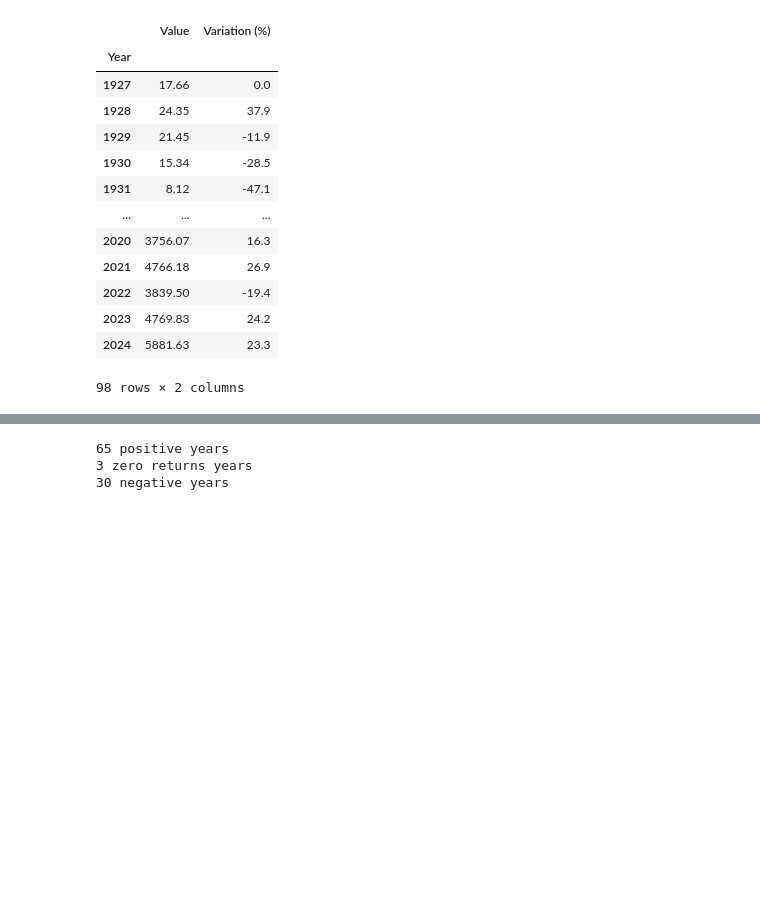
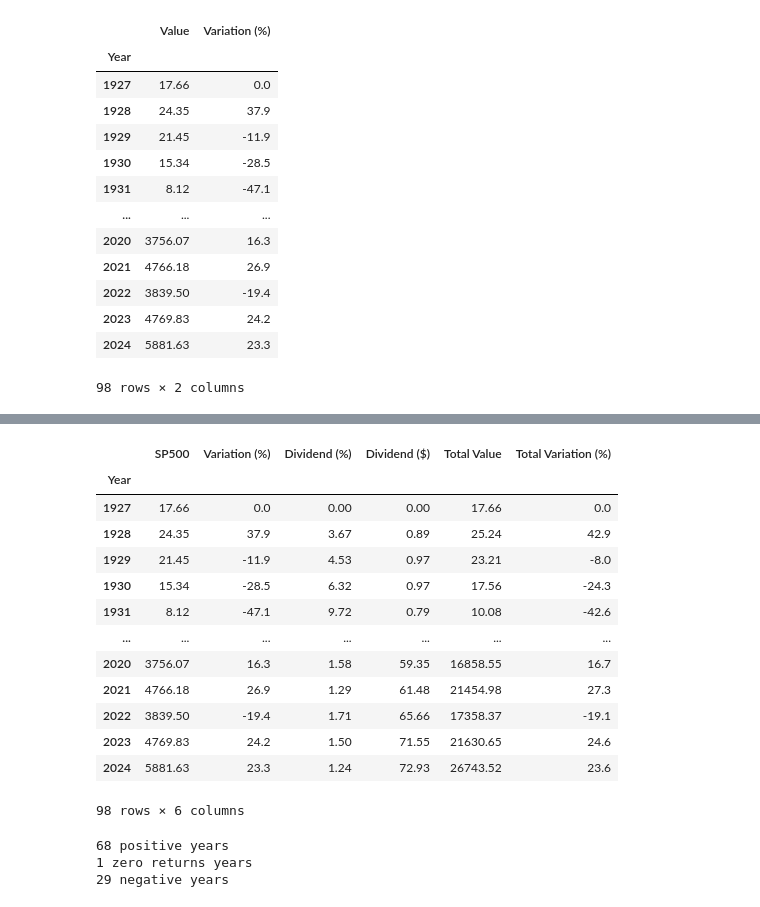
Before and after one commit to arinajman/personal, a Jupyter notebook: Project1.ipynb, the cells around one changed output, grey strips where cells are left out. Saved outputs shown, nothing was run; the diff lists cells and outputs as text; code cells hidden in the pictures; blank space fills up the shorter version.

```diff
--- a/Project1.ipynb
+++ b/Project1.ipynb
@@ -228,0 +197,7 @@ tic_year_close
+# %%
+dividend = {'Year': [1871, 1872, 1873, 1874, 1875, 1876, 1877, 1878, 1879, 1880, 1881, 1882, 1883, 1884, 1885, 1886, 1887, 1888, 1889, 1890, 1891, 1892, 1893, 1894, 1895, 1896, 1897, 1898, 1899, 1900, 1901, 1902, 1903, 1904, 1905, 1906, 1907, 1908, 1909, 1910, 1911, 1912, 1913, 1914, 1915, 1916, 1917, 1918, 1919, 1920, 1921, 1922, 1923, 1924, 1925, 1926, 1927, 1928, 1929, 1930, 1931, 1932, 1933, 1934, 1935, 1936, 1937, 1938, 1939, 1940, 1941, 1942, 1943, 1944, 1945, 1946, 1947, 1948, 1949, 1950, 1951, 1952, 1953, 1954, 1955, 1956, 1957, 1958, 1959, 1960, 1961, 1962, 1963, 1964, 1965, 1966, 1967, 1968, 1969, 1970, 1971, 1972, 1973, 1974, 1975, 1976, 1977, 1978, 1979, 1980, 1981, 1982, 1983, 1984, 1985, 1986, 1987, 1988, 1989, 1990, 1991, 1992, 1993, 1994, 1995, 1996, 1997, 1998, 1999, 2000, 2001, 2002, 2003, 2004, 2005, 2006, 2007, 2008, 2009, 2010, 2011, 2012, 2013, 2014, 2015, 2016, 2017, 2018, 2019, 2020, 2021, 2022, 2023, 2024],
+        'Value (%)': [5.49, 5.92, 7.47, 7.27, 6.86, 8.38, 5.85, 5.22, 4.07, 4.45, 5.32, 5.48, 6.18, 7.14, 4.62, 3.9, 4.74, 4.47, 4.14, 4.78, 4.07, 4.36, 5.67, 4.88, 4.4, 4.27, 3.79, 3.54, 3.49, 4.37, 4.03, 4.1, 5.33, 3.76, 3.46, 4.07, 6.7, 4.43, 4.27, 5.19, 5.16, 5.12, 5.97, 5.71, 4.54, 5.71, 10.15, 7.22, 5.94, 7.49, 6.29, 5.81, 6.2, 5.41, 4.82, 5.11, 4.41, 3.67, 4.53, 6.32, 9.72, 7.33, 4.41, 4.86, 3.6, 4.22, 7.26, 4.02, 5.01, 6.36, 8.11, 6.2, 5.31, 4.89, 3.81, 4.69, 5.59, 6.12, 6.89, 7.44, 6.02, 5.41, 5.84, 4.4, 3.61, 3.75, 4.44, 3.27, 3.1, 3.43, 2.82, 3.4, 3.07, 2.98, 2.97, 3.53, 3.06, 2.88, 3.47, 3.49, 3.1, 2.68, 3.57, 5.37, 4.15, 3.87, 4.98, 5.28, 5.24, 4.61, 5.36, 4.93, 4.31, 4.58, 3.81, 3.33, 3.66, 3.53, 3.17, 3.68, 3.14, 2.84, 2.7, 2.89, 2.24, 2, 1.61, 1.36, 1.17, 1.22, 1.37, 1.79, 1.61, 1.62, 1.76, 1.76, 1.87, 3.23, 2.02, 1.83, 2.13, 2.2, 1.94, 1.92, 2.11, 2.03, 1.84, 2.09, 1.83, 1.58, 1.29, 1.71, 1.5, 1.24],
+        }
+df = pd.DataFrame(dividend)
+df = df.set_index('Year')
+df
@@ -228,0 +219,5 @@ tic_year_close
+# %%
+merged_df = pd.merge(tic_year_close, df, left_index=True, right_index=True, how='left')
+merged_df = merged_df.rename(columns={'Value': 'SP500', 'Value (%)': 'Dividend (%)'})
+merged_df.iloc[0, merged_df.columns.get_loc('Dividend (%)')] = 0
+merged_df
@@ -228,0 +239,3 @@ tic_year_close
+# %%
+merged_df['Dividend ($)'] = round(merged_df['SP500'] * (merged_df['Dividend (%)'] / 100),2)
+merged_df
@@ -228,0 +259,10 @@ tic_year_close
+# %%
+merged_df['Total Value'] = 0
+merged_df['Total Value'] = merged_df['Total Value'].astype(float)
+for i in list(range(len(merged_df))):
+    if i==0:
+      merged_df.iloc[i, merged_df.columns.get_loc('Total Value')] = merged_df.iloc[i, merged_df.columns.get_loc('SP500')] + merged_df.iloc[i, merged_df.columns.get_loc('Dividend ($)')]
+    else:
+      merged_df.iloc[i, merged_df.columns.get_loc('Total Value')] = merged_df.iloc[(i-1), merged_df.columns.get_loc('Total Value')] * ( 1 + merged_df.iloc[i, merged_df.columns.get_loc('Variation (%)')]/100) + merged_df.iloc[i, merged_df.columns.get_loc('Dividend ($)')]
+merged_df['Total Value'] = round(merged_df['Total Value'],2)
+merged_df
@@ -228,0 +284,24 @@ tic_year_close
+# %%
+for q in list(range(len(merged_df))):
+    year_to_access = merged_df.index[q]
+    if q==0:
+        merged_df.loc[year_to_access,'Total Variation (%)']=round((merged_df.loc[year_to_access,'Total Value']/tic_data.iloc[0]['Close']-1)*100,1)
+    else:
+        year_previous = merged_df.index[q-1]
+        merged_df.loc[year_to_access,'Total Variation (%)']=round((merged_df.loc[year_to_access,'Total Value']/merged_df.loc[year_previous,'Total Value']-1)*100,1)
+merged_df
+# %% [output]
+|  | SP500 | Variation (%) | Dividend (%) | Dividend ($) | Total Value | Total Variation (%) |
+| Year |  |  |  |  |  |  |
+| 1927 | 17.66 | 0.0 | 0.00 | 0.00 | 17.66 | 0.0 |
+| 1928 | 24.35 | 37.9 | 3.67 | 0.89 | 25.24 | 42.9 |
+| 1929 | 21.45 | -11.9 | 4.53 | 0.97 | 23.21 | -8.0 |
+| 1930 | 15.34 | -28.5 | 6.32 | 0.97 | 17.56 | -24.3 |
+| 1931 | 8.12 | -47.1 | 9.72 | 0.79 | 10.08 | -42.6 |
+| ... | ... | ... | ... | ... | ... | ... |
+| 2020 | 3756.07 | 16.3 | 1.58 | 59.35 | 16858.55 | 16.7 |
+| 2021 | 4766.18 | 26.9 | 1.29 | 61.48 | 21454.98 | 27.3 |
+| 2022 | 3839.50 | -19.4 | 1.71 | 65.66 | 17358.37 | -19.1 |
+| 2023 | 4769.83 | 24.2 | 1.50 | 71.55 | 21630.65 | 24.6 |
+| 2024 | 5881.63 | 23.3 | 1.24 | 72.93 | 26743.52 | 23.6 |
+98 rows × 6 columns
@@ -229,8 +314,8 @@ tic_year_close
 # %%
-print(sum(tic_year_close['Variation (%)']>0),'positive years')
-print(sum(tic_year_close['Variation (%)']==0),'zero returns years')
-print(sum(tic_year_close['Variation (%)']<0),'negative years')
+print(sum(merged_df['Total Variation (%)']>0),'positive years')
+print(sum(merged_df['Total Variation (%)']==0),'zero returns years')
+print(sum(merged_df['Total Variation (%)']<0),'negative years')
 # %% [output]
-65 positive years
-3 zero returns years
-30 negative years
+68 positive years
+1 zero returns years
+29 negative years
```
Also changed, not shown: parts of 27 cells of this notebook.
